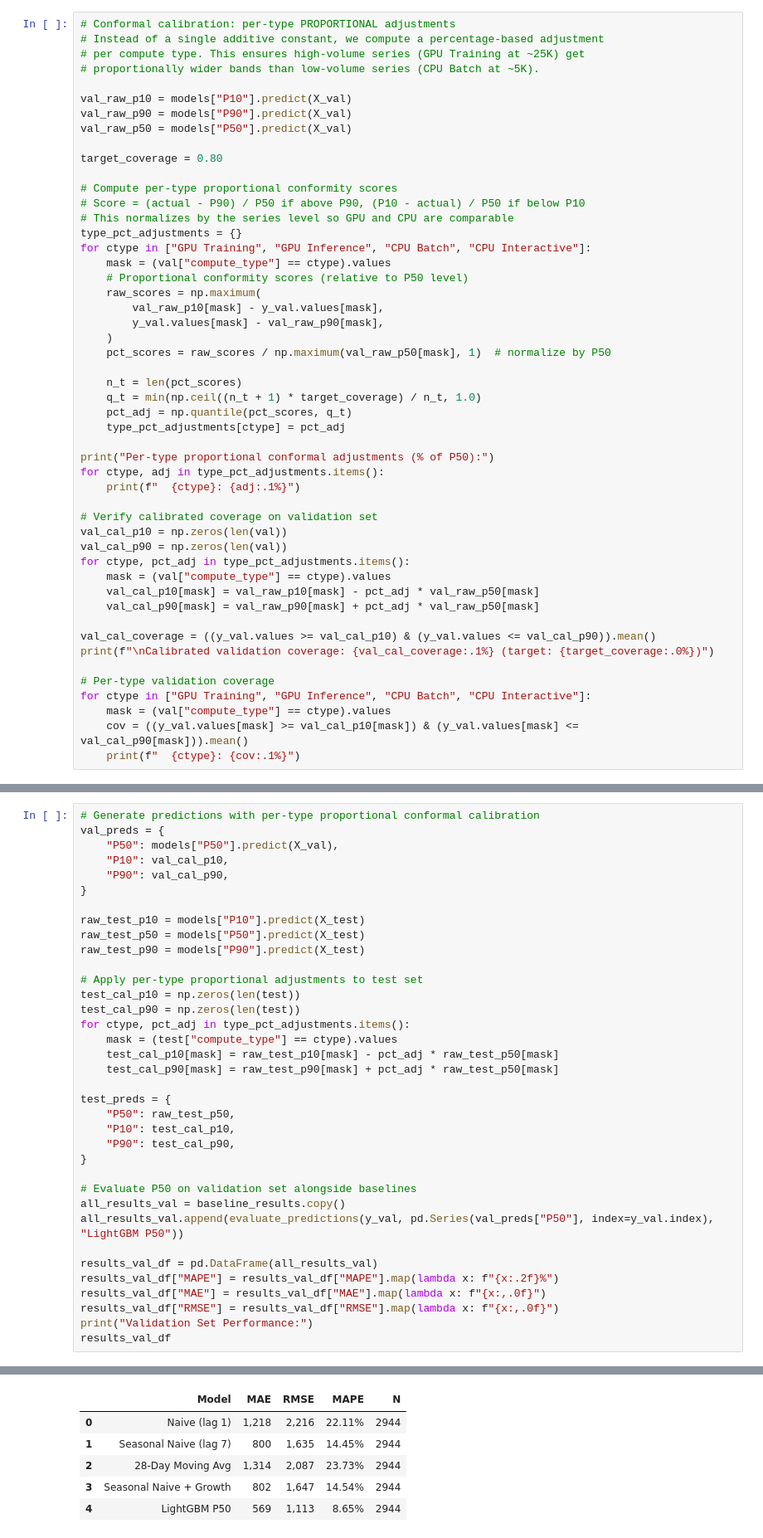
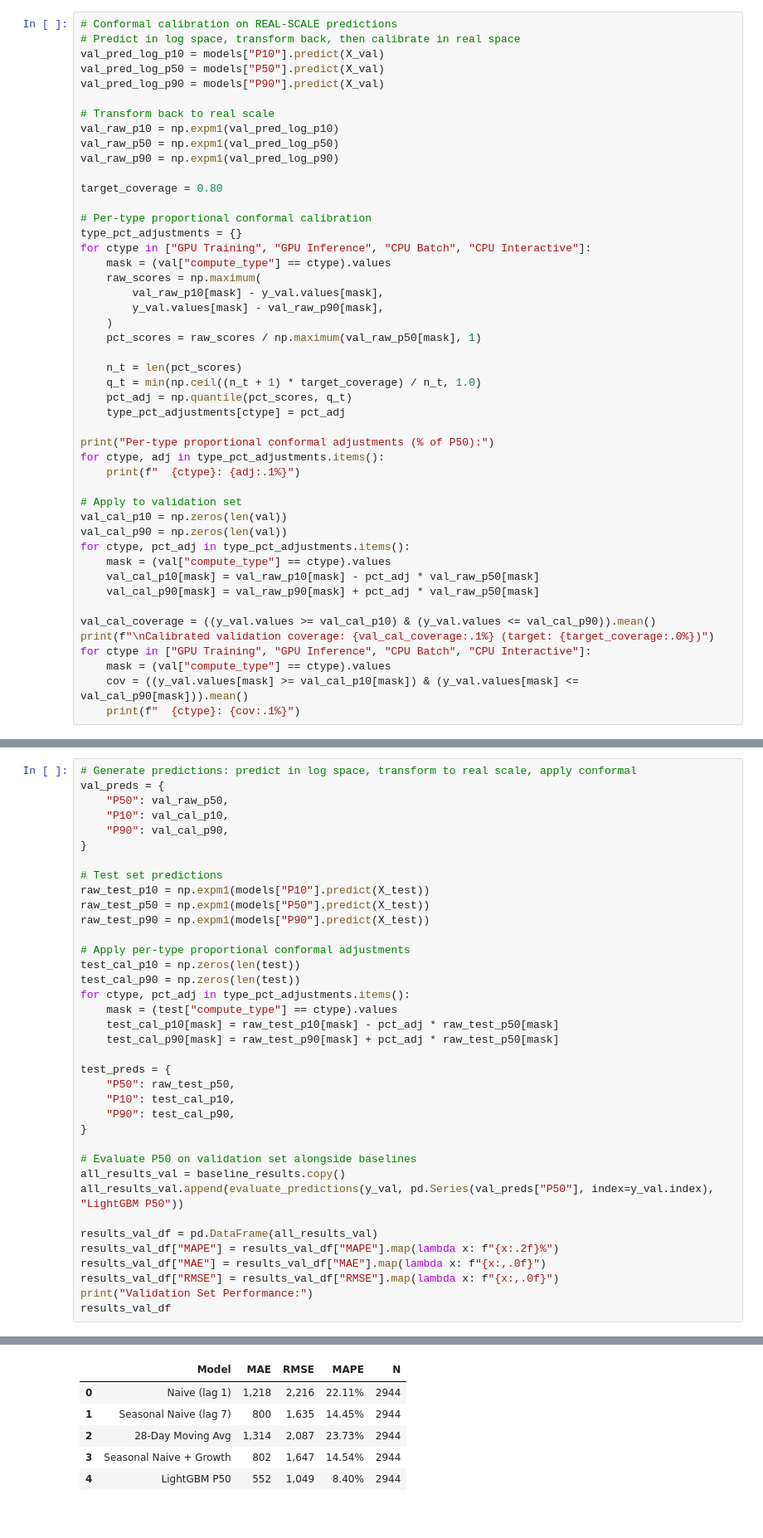
Before and after one commit to smurphy6492/compute-forecasting, a Jupyter notebook: notebooks/02_forecasting.ipynb, the cells around one changed output, grey strips where cells are left out. Shown at 83% size. Cells and saved outputs as stored; diff of their text form.

```diff
--- a/notebooks/02_forecasting.ipynb
+++ b/notebooks/02_forecasting.ipynb
@@ -448,29 +460,28 @@ Raw quantile regression intervals from gradient boosting are often **too narrow*
 
 This is a distribution-free correction â€” it provides valid coverage guarantees regardless of the data distribution.
 # %%
-# Conformal calibration: per-type PROPORTIONAL adjustments
-# Instead of a single additive constant, we compute a percentage-based adjustment
-# per compute type. This ensures high-volume series (GPU Training at ~25K) get
-# proportionally wider bands than low-volume series (CPU Batch at ~5K).
+# Conformal calibration on REAL-SCALE predictions
+# Predict in log space, transform back, then calibrate in real space
+val_pred_log_p10 = models["P10"].predict(X_val)
+val_pred_log_p50 = models["P50"].predict(X_val)
+val_pred_log_p90 = models["P90"].predict(X_val)
 
-val_raw_p10 = models["P10"].predict(X_val)
-val_raw_p90 = models["P90"].predict(X_val)
-val_raw_p50 = models["P50"].predict(X_val)
+# Transform back to real scale
+val_raw_p10 = np.expm1(val_pred_log_p10)
+val_raw_p50 = np.expm1(val_pred_log_p50)
+val_raw_p90 = np.expm1(val_pred_log_p90)
 
 target_coverage = 0.80
 
-# Compute per-type proportional conformity scores
-# Score = (actual - P90) / P50 if above P90, (P10 - actual) / P50 if below P10
-# This normalizes by the series level so GPU and CPU are comparable
+# Per-type proportional conformal calibration
 type_pct_adjustments = {}
 for ctype in ["GPU Training", "GPU Inference", "CPU Batch", "CPU Interactive"]:
     mask = (val["compute_type"] == ctype).values
-    # Proportional conformity scores (relative to P50 level)
     raw_scores = np.maximum(
         val_raw_p10[mask] - y_val.values[mask],
         y_val.values[mask] - val_raw_p90[mask],
     )
-    pct_scores = raw_scores / np.maximum(val_raw_p50[mask], 1)  # normalize by P50
+    pct_scores = raw_scores / np.maximum(val_raw_p50[mask], 1)
 
     n_t = len(pct_scores)
     q_t = min(np.ceil((n_t + 1) * target_coverage) / n_t, 1.0)
@@ -481,7 +492,7 @@ print("Per-type proportional conformal adjustments (% of P50):")
 for ctype, adj in type_pct_adjustments.items():
     print(f"  {ctype}: {adj:.1%}")
 
-# Verify calibrated coverage on validation set
+# Apply to validation set
 val_cal_p10 = np.zeros(len(val))
 val_cal_p90 = np.zeros(len(val))
 for ctype, pct_adj in type_pct_adjustments.items():
@@ -491,8 +502,6 @@ for ctype, pct_adj in type_pct_adjustments.items():
 
 val_cal_coverage = ((y_val.values >= val_cal_p10) & (y_val.values <= val_cal_p90)).mean()
 print(f"\nCalibrated validation coverage: {val_cal_coverage:.1%} (target: {target_coverage:.0%})")
-
-# Per-type validation coverage
 for ctype in ["GPU Training", "GPU Inference", "CPU Batch", "CPU Interactive"]:
     mask = (val["compute_type"] == ctype).values
     cov = ((y_val.values[mask] >= val_cal_p10[mask]) & (y_val.values[mask] <= val_cal_p90[mask])).mean()
@@ -514,49 +523,50 @@ Calibrated validation coverage: 80.2% (target: 80%)
 
 ### 7.1 Point Forecast Accuracy (P50 vs. Baselines)
 # %%
-# Generate predictions with per-type proportional conformal calibration
+# Generate predictions: predict in log space, transform to real scale, apply conformal
 val_preds = {
-    "P50": models["P50"].predict(X_val),
+    "P50": val_raw_p50,
     "P10": val_cal_p10,
     "P90": val_cal_p90,
 }
 
-raw_test_p10 = models["P10"].predict(X_test)
-raw_test_p50 = models["P50"].predict(X_test)
-raw_test_p90 = models["P90"].predict(X_test)
+# Test set predictions
+raw_test_p10 = np.expm1(models["P10"].predict(X_test))
+raw_test_p50 = np.expm1(models["P50"].predict(X_test))
+raw_test_p90 = np.expm1(models["P90"].predict(X_test))
 
-# Apply per-type proportional adjustments to test set
+# Apply per-type proportional conformal adjustments
 test_cal_p10 = np.zeros(len(test))
 test_cal_p90 = np.zeros(len(test))
 for ctype, pct_adj in type_pct_adjustments.items():
     mask = (test["compute_type"] == ctype).values
     test_cal_p10[mask] = raw_test_p10[mask] - pct_adj * raw_test_p50[mask]
     test_cal_p90[mask] = raw_test_p90[mask] + pct_adj * raw_test_p50[mask]
 
 test_preds = {
     "P50": raw_test_p50,
     "P10": test_cal_p10,
     "P90": test_cal_p90,
 }
 
 # Evaluate P50 on validation set alongside baselines
 all_results_val = baseline_results.copy()
 all_results_val.append(evaluate_predictions(y_val, pd.Series(val_preds["P50"], index=y_val.index), "LightGBM P50"))
 
 results_val_df = pd.DataFrame(all_results_val)
 results_val_df["MAPE"] = results_val_df["MAPE"].map(lambda x: f"{x:.2f}%")
 results_val_df["MAE"] = results_val_df["MAE"].map(lambda x: f"{x:,.0f}")
 results_val_df["RMSE"] = results_val_df["RMSE"].map(lambda x: f"{x:,.0f}")
 print("Validation Set Performance:")
 results_val_df
 # %% [output]
 Validation Set Performance:
 |  | Model | MAE | RMSE | MAPE | N |
 | 0 | Naive (lag 1) | 1,218 | 2,216 | 22.11% | 2944 |
 | 1 | Seasonal Naive (lag 7) | 800 | 1,635 | 14.45% | 2944 |
 | 2 | 28-Day Moving Avg | 1,314 | 2,087 | 23.73% | 2944 |
 | 3 | Seasonal Naive + Growth | 802 | 1,647 | 14.54% | 2944 |
-| 4 | LightGBM P50 | 569 | 1,113 | 8.65% | 2944 |
+| 4 | LightGBM P50 | 552 | 1,049 | 8.40% | 2944 |
 # %%
 # Evaluate on test set (final, honest numbers)
 test_baselines = []
```
Also changed, not shown: parts of 16 cells of this notebook, 4 other files.
